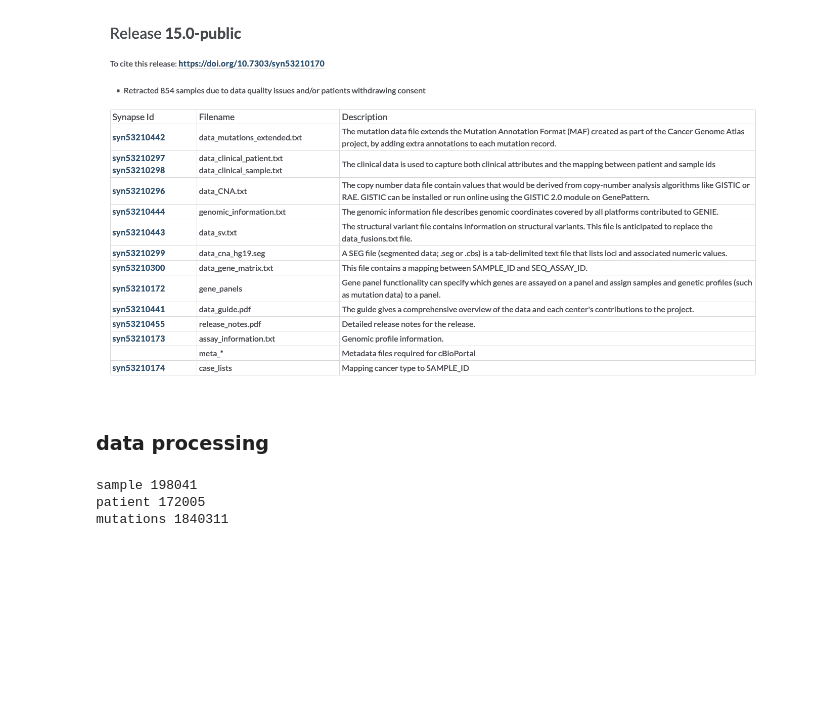
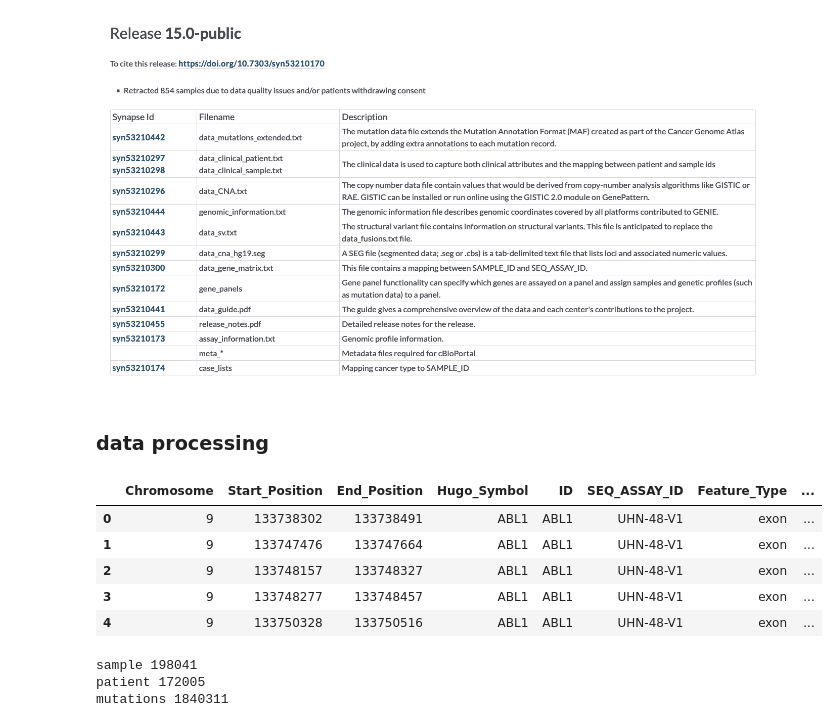
Before and after one commit to david-arredondo/SomaticMutationLLM, a Jupyter notebook: data_processing/data_processing.ipynb, the cells around one changed output. Drawn from its saved outputs; the diff is of its cells as text; code cells hidden in the pictures; blank space fills up the shorter version.

```diff
--- a/data_processing/data_processing.ipynb
+++ b/data_processing/data_processing.ipynb
@@ -49,6 +49,17 @@ clinical_sample = pd.read_csv('../Genie15/data_clinical_sample.txt', sep='\t', s
 
 mutations_values = mutations.values
 mcolidx = {i:ni for ni,i in enumerate(mutations.columns)}
+# %%
+# there are several entries for the same gene and assay, not sure what do do with these
+# instead we mapped mutation locations to HGNC bed from Table Browser
+genomic.head()
+# %% [output]
+|  | Chromosome | Start_Position | End_Position | Hugo_Symbol | ID | SEQ_ASSAY_ID | Feature_Type | ... |
+| 0 | 9 | 133738302 | 133738491 | ABL1 | ABL1 | UHN-48-V1 | exon | ... |
+| 1 | 9 | 133747476 | 133747664 | ABL1 | ABL1 | UHN-48-V1 | exon | ... |
+| 2 | 9 | 133748157 | 133748327 | ABL1 | ABL1 | UHN-48-V1 | exon | ... |
+| 3 | 9 | 133748277 | 133748457 | ABL1 | ABL1 | UHN-48-V1 | exon | ... |
+| 4 | 9 | 133750328 | 133750516 | ABL1 | ABL1 | UHN-48-V1 | exon | ... |
 # %%
 print('sample',len(clinical_sample))
 print('patient',len(clinical_patient))
```
Also changed, not shown: parts of 26 cells of this notebook, 7 other files.
